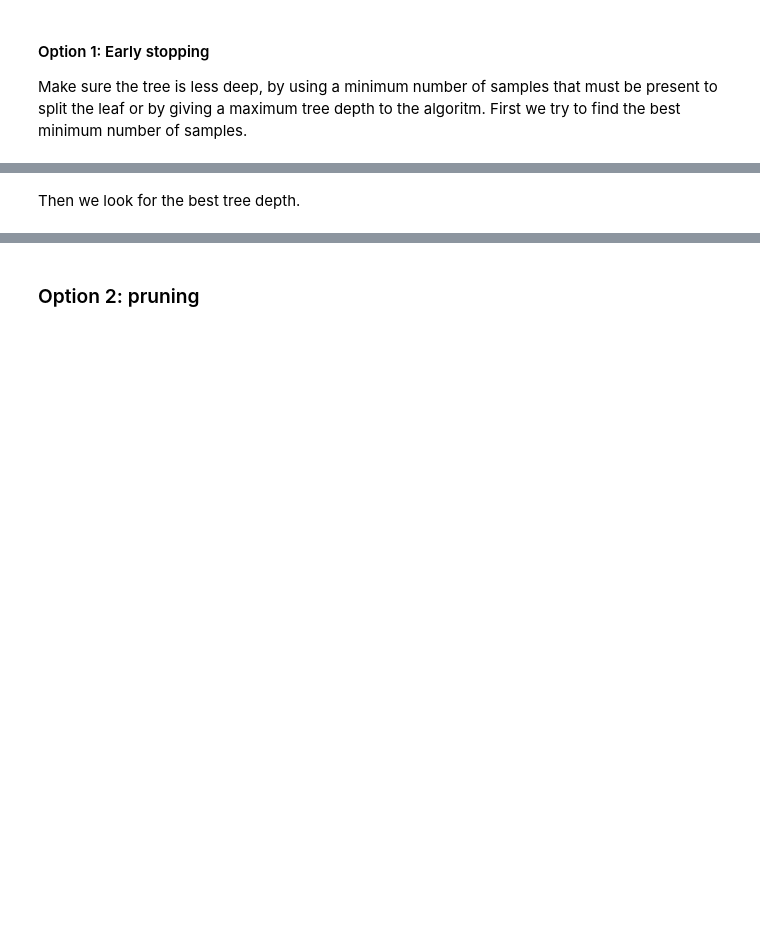
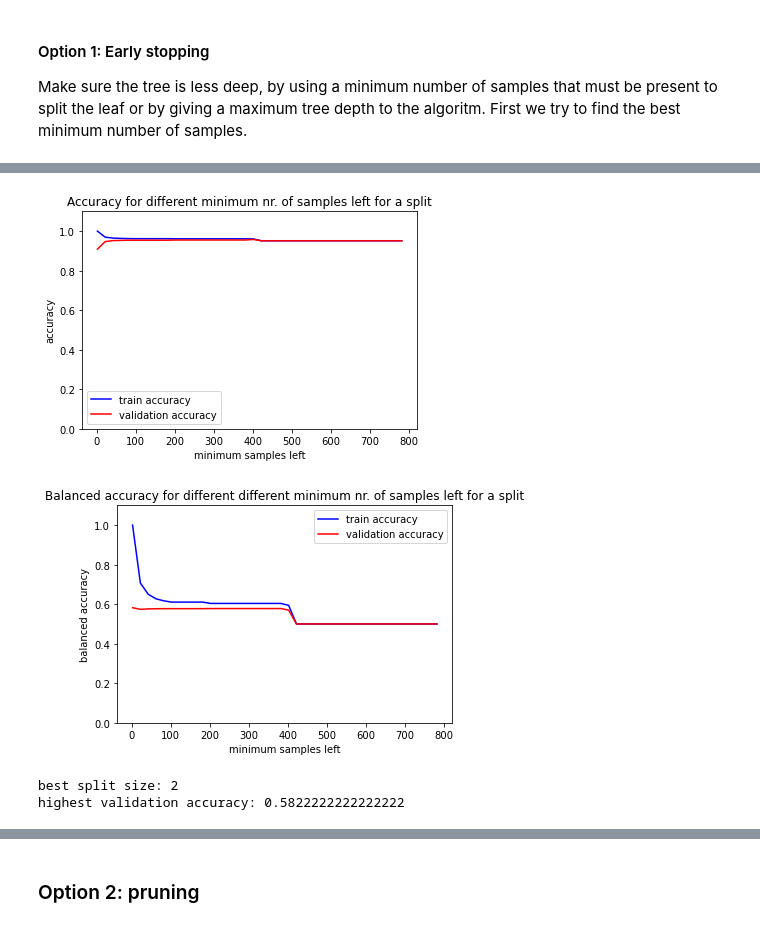
Before and after one commit to koenc100/Project-AI-minor, a Jupyter notebook: code/Decision Tree Random Forest.ipynb, the cells around one changed output, grey strips where cells are left out. Saved outputs shown, nothing was run; the diff lists cells and outputs as text; code cells hidden in the pictures; blank space fills up the shorter version.

```diff
--- a/code/Decision Tree Random Forest.ipynb
+++ b/code/Decision Tree Random Forest.ipynb
@@ -158,2 +106,77 @@ highest validation accuracy: 0.5842798353909465
-# %% [markdown]
-Then we look for the best tree depth.
+# %%
+def try_upgrade(x_min, x_max, x_step, data, titles, x_label, model = DecisionTreeClassifier, upgrade = "min_samples_split"):
+    '''
+    This function tries different values (x) for model parameters (upgrade) and plot the accuracies for the different values.
+    It returns the x value that had maximum balanced accuracy on the testing data.
+    The minimum and maximum values and step size for the various values for x should be given by x_min, x_max and x_step.
+    Data is tuple with both training data and labels and testing/validation data and labels
+    Titles is a list with first the title for the plot that plots accuracy, and second the title of the plot with balanced
+    accuracy.
+    Model is what type of classifier is used; it can be DecisionTreeClassifier (default) or RandomForestClassifier
+    Upgrade should be a parameter of the model given as a string, for example "min_samples_split" for the DecisionTree
+    '''
+
+    # Uppack data
+    training_data, training_labels, vali_data, vali_labels = data
+
+    # Create a range for different values for the model parameter
+    x = np.arange(x_min, x_max, x_step)
+
+    # The accuracy for the various values for the model parameter will be appended to these lists
+    training_accuracy = []
+    vali_accuracy = []
+    training_accuracy_balanced = []
+    vali_accuracy_balanced = []
+
+    # Loop over all parameter values
+    for value in x:
+
+        # Make a dictionary out of the parameter we upgrade and the value we use in this split
+        dictionary = {upgrade: value}
+
+        # Unpack the values for the model parameter from the dictionary and set these as model parameters for out model
+        tree = model(**dictionary)
+
+        # Use the train_and_predict function to fit data to the model and predict the labels using the model
+        training_predict, vali_predict = train_and_predict(tree, training_data, training_labels, vali_data)
+
+        # Get accuracy for training and validation data
+        train_acc, train_bal_acc = get_metrics(train_labels, training_predict)
+        val_acc, val_bal_acc = get_metrics(vali_labels, vali_predict)
+
+        # Append the accuracies to the lists
+        training_accuracy.append(train_acc)
+        training_accuracy_balanced.append(train_bal_acc)
+        vali_accuracy.append(val_acc)
+        vali_accuracy_balanced.append(val_bal_acc)
+
+    # Plot the findings
+    plot_accuracy(x, training_accuracy, vali_accuracy, titles[0], x_label)
+    plot_accuracy(x, training_accuracy_balanced, vali_accuracy_balanced,
+                  titles[1], x_label, 'balanced accuracy')
+
+
+    # Find the best value that has the maximum balanced validation accuracy
+    index_max = np.argmax(vali_accuracy_balanced)
+    best_x = x[index_max]
+    high_val = vali_accuracy_balanced[index_max]
+
+    return best_x, high_val
+
+# Data we will be giving to this function
+data_model = (train_data, train_labels, val_data, val_labels)
+
+# Titles for the plots
+titles = ["Accuracy for different minimum nr. of samples left for a split",
+          "Balanced accuracy for different different minimum nr. of samples left for a split"]
+
+# Set the range for the split size between 2 and 700, as we have a large dataset
+best_split, validation = try_upgrade(2, 800, 20, data_model, titles, 'minimum samples left', upgrade = 'min_samples_split')
+
+print(f'best split size: {best_split}')
+print(f'highest validation accuracy: {validation}')
+# %% [output]
+[figure, added]
+[figure, added]
+best split size: 2
+highest validation accuracy: 0.5822222222222222
```
Also changed, not shown: parts of 20 cells of this notebook.
